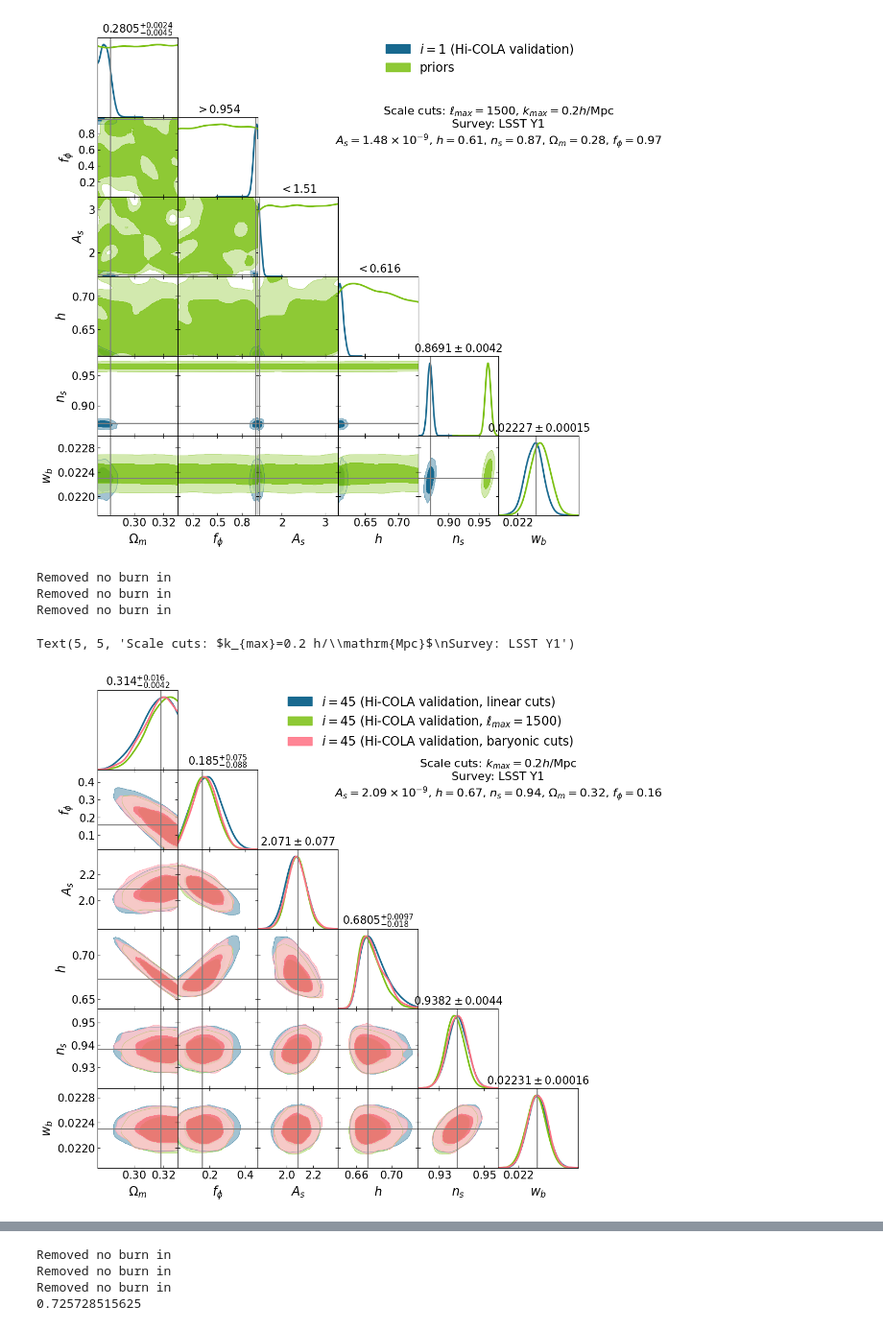
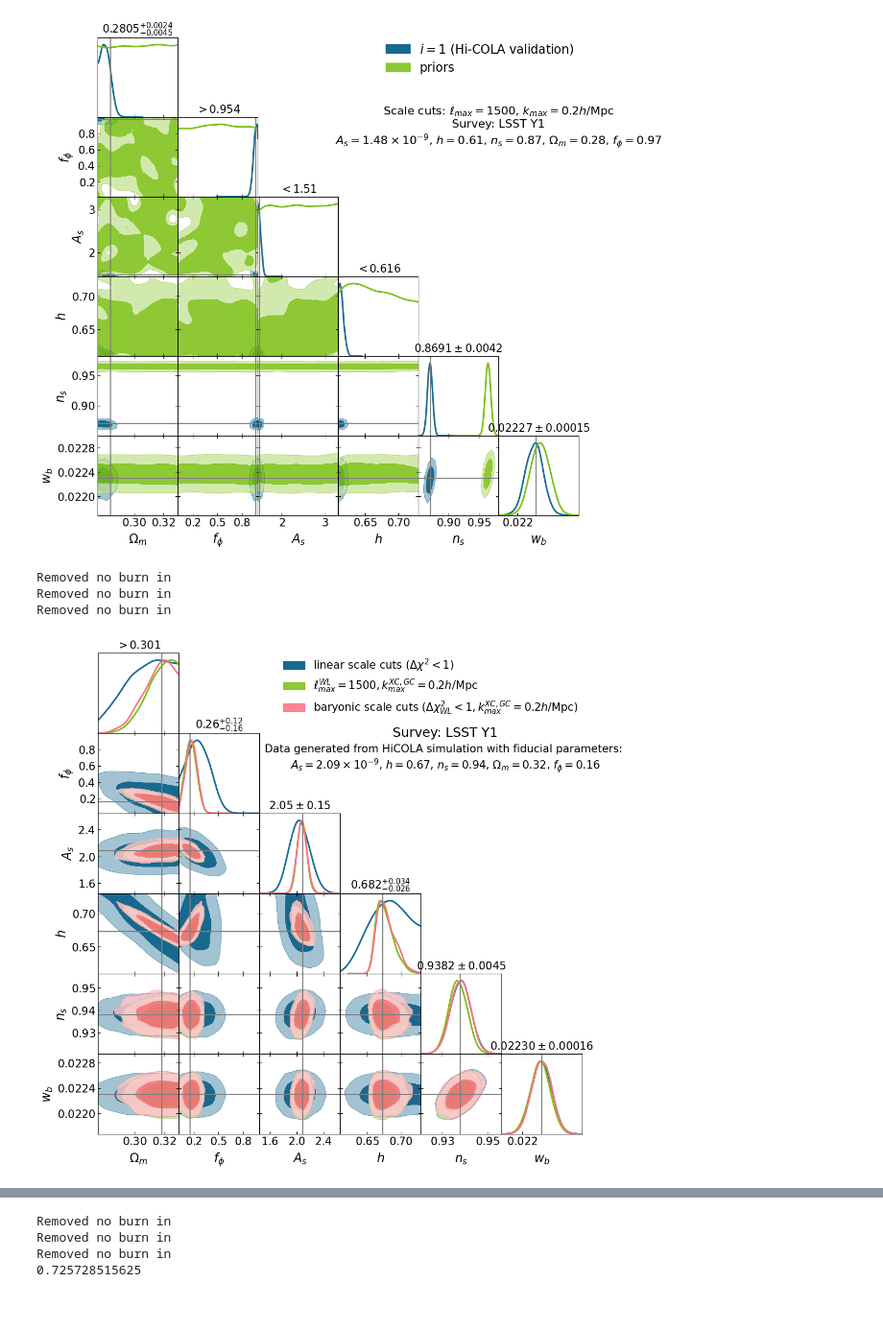
Before and after one commit to CarolaZano/CubicGalileon_Forecasts, a Jupyter notebook: Read_emcee_progress-Nbody.ipynb, the cells around one changed output, grey strips where cells are left out. Shown at 96% size. Saved outputs shown, nothing was run; the diff lists cells and outputs as text; code cells hidden in the pictures.

Commit message:
correction to scale cut: cut all ell>ell_min idx

```diff
--- a/Read_emcee_progress-Nbody.ipynb
+++ b/Read_emcee_progress-Nbody.ipynb
@@ -754,7 +754,7 @@ Removed no burn in
 Text(5, 5, 'Scale cuts: $\\ell_{max}=1500$, $k_{max}=0.2 h/\\mathrm{Mpc}$\nSurvey: LSST Y1')
 [figure]
 # %%
-chain_name_list = ["chain_mcmc_cG_3x2pt_LSSTY1_validation_i45_linear_k0p2.txt",
+chain_name_list = ["chain_mcmc_cG_3x2pt_LSSTY1_validation_i45_linear_k0p2_linearmodel_newcuts.txt",
                    "chain_mcmc_cG_3x2pt_LSSTY1_validation_i45_ell1500_k0p2.txt",
     "chain_mcmc_cG_3x2pt_LSSTY1_validation_i45_baryonic_k0p2.txt"]
 
@@ -808,7 +808,10 @@ for key in prior_dict.keys():
         prior_dict_plots[parameter_names_plots[parameter_names.index(key)]] = prior_dict[key]
 
 
-chain_names = ["$i=45$ (Hi-COLA validation, linear cuts)", "$i=45$ (Hi-COLA validation, $\ell_{max} = 1500$)", "$i=45$ (Hi-COLA validation, baryonic cuts)"]
+chain_names = ["linear scale cuts $( \Delta\chi^2 < 1)$",
+               "$\ell_{max}^{WL} = 1500, k_{max}^{XC,GC} = 0.2 h/\\mathrm{Mpc}$",
+               "baryonic scale cuts $(\Delta\chi^2_{WL} < 1, k_{max}^{XC,GC}=0.2 h/\\mathrm{Mpc})$"]
+
 for chain_name in chain_name_list:
     # load the chain, skipping the header lines that start with '#'
     data = np.loadtxt(f"/home/c2042999/Desktop/Newcastle/cG_Forecasts/CubicGalileon_Forecasts/chains/{chain_name}", comments='#')
@@ -832,7 +835,7 @@ colors = [ '#18698F', '#7AC011', '#FF7083', '#99D4E5']
 g = getdist.plots.getSubplotPlotter(subplot_size=2.0)
 
 plt.rcParams.update({'font.size':16})
-g.settings.legend_fontsize=20
+g.settings.legend_fontsize=18
 g.settings.axes_fontsize=18
 g.settings.axes_labelsize=20
 g.settings.linewidth=4
@@ -843,44 +846,43 @@ g.triangle_plot(samples,
     params_to_plot,
     legend_labels=chain_names,
     # add legend title
-    legend_title = 'Model',
     title_limit=1,  # first title limit (for 1D plots) is 68% by default
     legend_loc = 'upper right',
     contour_args = [{'filled':True, 'color': colors[0]}, {'filled':True, 'color': colors[1], 'ls': '-'},
     {'filled':True, 'color': colors[2], 'ls': '-'},{'filled':True, 'color': colors[3], 'ls': '--'},{'filled':False, 'color': "k", 'ls': '--'}],
     line_args=[ {'color': colors[0], 'ls': '-'}, {'color': colors[1], 'ls': '-'},
     {'color': colors[2], 'ls': '-'}, {'color': colors[3], 'ls': '-'}, {'color': "k", 'ls': '--'}],)
 
 # plot fiducial values as gray lines
 for i in range(len(params_to_plot)):
     for j in range(i+1):
         ax = g.subplots[i,j]
         if i != j and parameter_names_plots[i] in parameter_values_plots and fiducials[i] != None:
             ax.axhline(fiducials[i],lw=1.5,color='tab:gray')
         if parameter_names_plots[j] in parameter_values_plots and fiducials[j] != None:
             ax.axvline(fiducials[j],lw=1.5,color='tab:gray')
 
 
 # add text saying scale cuts, survey, etc.
-text1 = (
+text1 = ("Data generated from HiCOLA simulation with fiducial parameters: \n"
     # A_s displayed as x * 10^(-9)
     f"$A_s={parameter_values['A_s']*1e9:.2f} \\times $"+"$10^{-9}$, "
     f"$h={parameter_values['h']:.2f}$, "
     f"$n_s={parameter_values['n_s']:.2f}$, "
     f"$\\Omega_m={parameter_values['Omega_m']:.2f}$, "
     f"$f_\\phi={parameter_values['f_phi']:.2f}$"
 )
-text = "Scale cuts: $k_{max}=0.2 h/\\mathrm{Mpc}$\nSurvey: LSST Y1"
-plt.text(len(params_to_plot)-1, len(params_to_plot)-1.3, text1, ha='center', va='center',transform=g.subplots[len(params_to_plot)-1,0].transAxes, fontsize=16)
-plt.text(len(params_to_plot)-1, len(params_to_plot)-1, text, ha='center', va='center',transform=g.subplots[len(params_to_plot)-1,0].transAxes, fontsize=16)
 
-#plt.savefig("/home/c2042999/Desktop/Newcastle/cG_Forecasts/CubicGalileon_Forecasts/Figures/corner_plots/triangle_plot_validation_i45_ell1500_baryonic_compared.png", dpi=300)
+text = "Survey: LSST Y1"
+plt.text(len(params_to_plot)-1.7, len(params_to_plot)-1.32,text1, ha='center', va='center',transform=g.subplots[len(params_to_plot)-1,0].transAxes, fontsize=15)
+plt.text(len(params_to_plot)-1.7, len(params_to_plot)-1, text, ha='center', va='center',transform=g.subplots[len(params_to_plot)-1,0].transAxes, fontsize=18)
+
+#lt.savefig("/home/c2042999/Desktop/Newcastle/cG_Forecasts/CubicGalileon_Forecasts/Figures/corner_plots/triangle_plot_validation_i45_ell1500_baryonic_lin_compared.pdf", dpi=300)
 # %% [output]
 Removed no burn in
 Removed no burn in
 Removed no burn in
-Text(5, 5, 'Scale cuts: $k_{max}=0.2 h/\\mathrm{Mpc}$\nSurvey: LSST Y1')
-[figure, old version]
+[figure, new version]
 # %%
 # print best fit values (max likelihood) and std for all parameters for all chains
 
```
Also changed, not shown: parts of 4 cells of this notebook, 17 other files.
